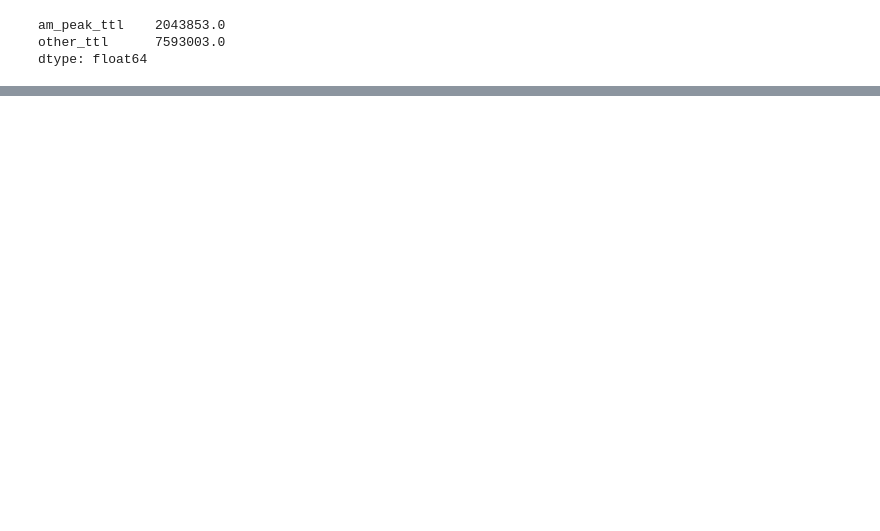
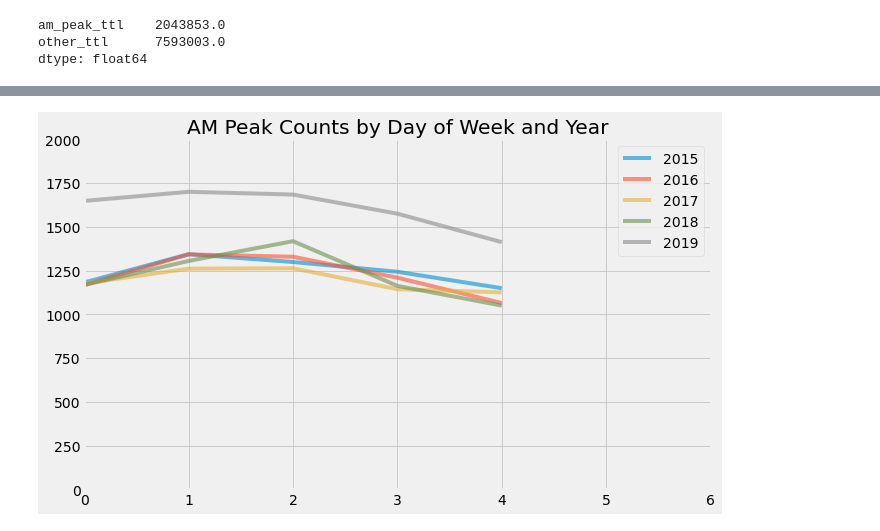
Before and after one commit to salvir1/Crank_On_Seattle_Bike_Data, a Jupyter notebook: Seattle_spins.ipynb, the cells around one changed output, grey strips where cells are left out. Saved outputs shown, nothing was run; the diff lists cells and outputs as text; code cells hidden in the pictures; blank space fills up the shorter version.

```diff
--- a/Seattle_spins.ipynb
+++ b/Seattle_spins.ipynb
@@ -235,0 +289,4 @@ dtype: float64
+# %%
+by_dow_year = df[['am_peak_ttl', 'other_ttl', 'few_am_peak_ttl', 'many_am_peak_ttl', 'few_other_ttl', 'many_other_ttl', 'year', 'month', 'dow']].groupby(['dow', 'year']).mean().reset_index()
+by_dow_year['am_peak_ttl'].replace(0, np.NaN, inplace=True)
+by_dow_year.head()
@@ -235,0 +300,11 @@ dtype: float64
+# %%
+fig, ax = plt.subplots(figsize=(10, 6))
+for yr in range(2015, 2020):
+    ax.plot(by_dow['dow'], by_dow_year[by_dow_year['year'] == yr]['am_peak_ttl'], label=f'{yr}', alpha=0.6);
+
+ax.set_xlim(0,6)
+ax.set_ylim(0,2000)
+ax.set_title("AM Peak Counts by Day of Week and Year")
+ax.legend();
+# %% [output]
+[figure, added]
```
Also changed, not shown: parts of 23 cells of this notebook, 1 other file.
